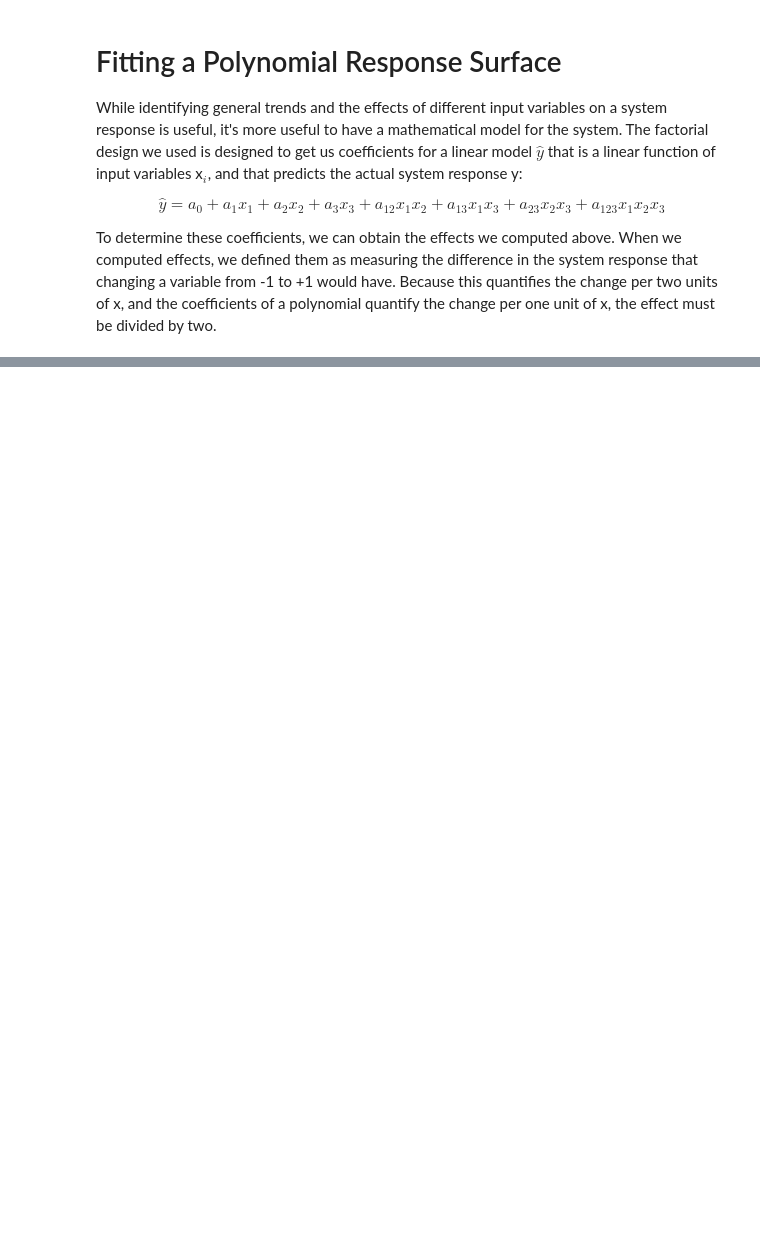
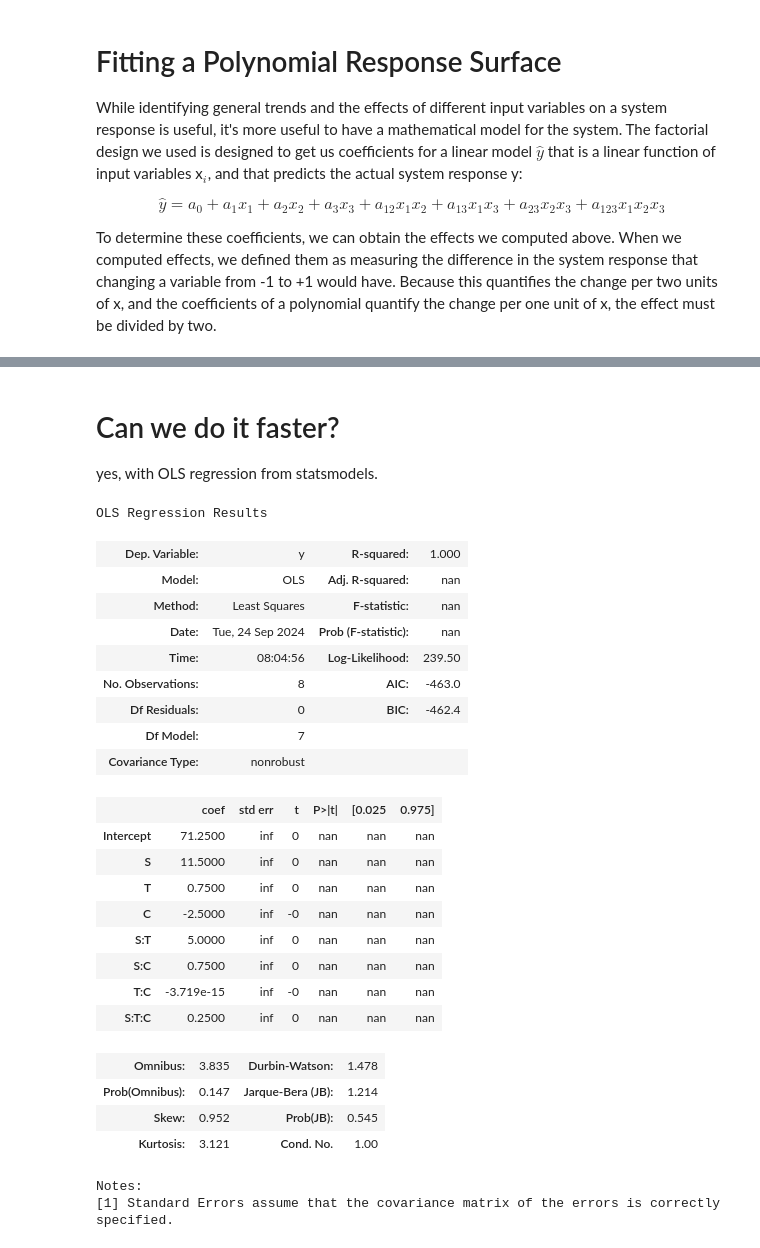
Before and after one commit to peterbmob/DHMVADoE, a Jupyter notebook: Excercises/DoE-2factor_example.ipynb, the cells around one changed output, grey strips where cells are left out. Drawn from its saved outputs; the diff is of its cells as text; code cells hidden in the pictures; blank space fills up the shorter version.

```diff
--- a/Excercises/DoE-2factor_example.ipynb
+++ b/Excercises/DoE-2factor_example.ipynb
@@ -297,0 +390,41 @@ print(s)
+# %% [markdown]
+# Can we do it faster?
+
+yes, with OLS regression from statsmodels.
+# %%
+import statsmodels.formula.api as smf
+
+
+dat=results.loc[:,'S':'C']
+dat['y']=results.loc[:,'y']
+
+mod = smf.ols(formula='y ~ S + T + C + S:T + S:C + T:C + S:T:C', data=dat)
+
+res = mod.fit()
+res.summary()
+# %% [output]
+OLS Regression Results
+| Dep. Variable: | y | R-squared: | 1.000 |
+| Model: | OLS | Adj. R-squared: | nan |
+| Method: | Least Squares | F-statistic: | nan |
+| Date: | Tue, 24 Sep 2024 | Prob (F-statistic): | nan |
+| Time: | 08:04:56 | Log-Likelihood: | 239.50 |
+| No. Observations: | 8 | AIC: | -463.0 |
+| Df Residuals: | 0 | BIC: | -462.4 |
+| Df Model: | 7 |  |  |
+| Covariance Type: | nonrobust |  |  |
+|  | coef | std err | t | P>|t| | [0.025 | 0.975] |
+| Intercept | 71.2500 | inf | 0 | nan | nan | nan |
+| S | 11.5000 | inf | 0 | nan | nan | nan |
+| T | 0.7500 | inf | 0 | nan | nan | nan |
+| C | -2.5000 | inf | -0 | nan | nan | nan |
+| S:T | 5.0000 | inf | 0 | nan | nan | nan |
+| S:C | 0.7500 | inf | 0 | nan | nan | nan |
+| T:C | -3.719e-15 | inf | -0 | nan | nan | nan |
+| S:T:C | 0.2500 | inf | 0 | nan | nan | nan |
+| Omnibus: | 3.835 | Durbin-Watson: | 1.478 |
+| Prob(Omnibus): | 0.147 | Jarque-Bera (JB): | 1.214 |
+| Skew: | 0.952 | Prob(JB): | 0.545 |
+| Kurtosis: | 3.121 | Cond. No. | 1.00 |
+Notes:
+[1] Standard Errors assume that the covariance matrix of the errors is correctly specified.
```
Also changed, not shown: parts of 15 cells of this notebook.
